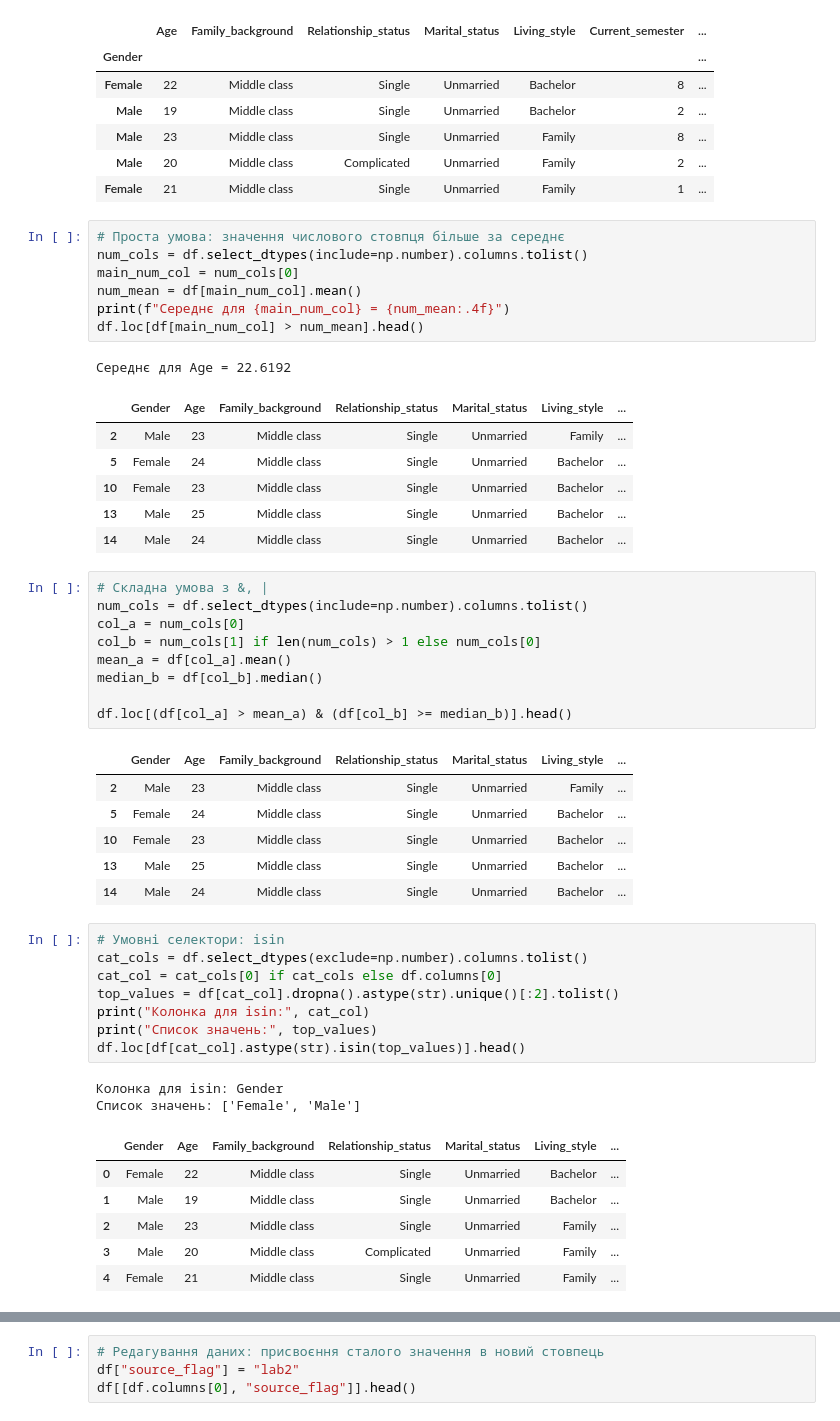
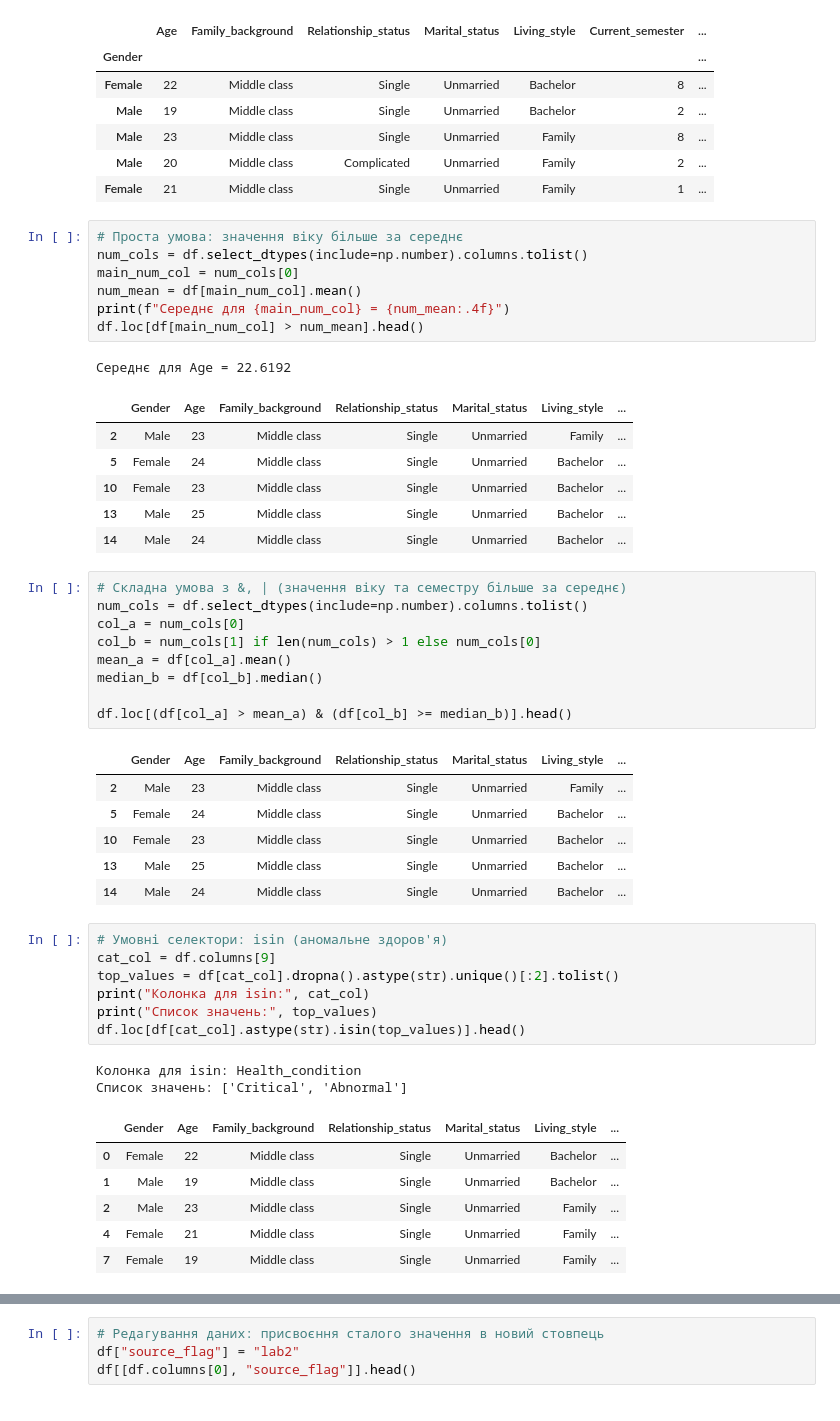
Before and after one commit to Notna17/DataPython, a Jupyter notebook: Lab2/lab2.ipynb, the cells around one changed output, grey strips where cells are left out. Drawn from its saved outputs; the diff is of its cells as text.

```diff
--- a/Lab2/lab2.ipynb
+++ b/Lab2/lab2.ipynb
@@ -189,7 +185,7 @@ df_by_name.head()
 | Male | 20 | Middle class | Complicated | Unmarried | Family | 2 | ... |
 | Female | 21 | Middle class | Single | Unmarried | Family | 1 | ... |
 # %%
-# Проста умова: значення числового стовпця більше за середнє
+# Проста умова: значення віку більше за середнє
 num_cols = df.select_dtypes(include=np.number).columns.tolist()
 main_num_col = num_cols[0]
 num_mean = df[main_num_col].mean()
@@ -204,7 +200,7 @@ df.loc[df[main_num_col] > num_mean].head()
 | 13 | Male | 25 | Middle class | Single | Unmarried | Bachelor | ... |
 | 14 | Male | 24 | Middle class | Single | Unmarried | Bachelor | ... |
 # %%
-# Складна умова з &, |
+# Складна умова з &, | (значення віку та семестру більше за середнє)
 num_cols = df.select_dtypes(include=np.number).columns.tolist()
 col_a = num_cols[0]
 col_b = num_cols[1] if len(num_cols) > 1 else num_cols[0]
@@ -220,21 +216,20 @@ df.loc[(df[col_a] > mean_a) & (df[col_b] >= median_b)].head()
 | 13 | Male | 25 | Middle class | Single | Unmarried | Bachelor | ... |
 | 14 | Male | 24 | Middle class | Single | Unmarried | Bachelor | ... |
 # %%
-# Умовні селектори: isin
-cat_cols = df.select_dtypes(exclude=np.number).columns.tolist()
-cat_col = cat_cols[0] if cat_cols else df.columns[0]
+# Умовні селектори: isin (аномальне здоров'я)
+cat_col = df.columns[9]
 top_values = df[cat_col].dropna().astype(str).unique()[:2].tolist()
 print("Колонка для isin:", cat_col)
 print("Список значень:", top_values)
 df.loc[df[cat_col].astype(str).isin(top_values)].head()
 # %% [output]
-Колонка для isin: Gender
-Список значень: ['Female', 'Male']
+Колонка для isin: Health_condition
+Список значень: ['Critical', 'Abnormal']
 |  | Gender | Age | Family_background | Relationship_status | Marital_status | Living_style | ... |
 | 0 | Female | 22 | Middle class | Single | Unmarried | Bachelor | ... |
 | 1 | Male | 19 | Middle class | Single | Unmarried | Bachelor | ... |
 | 2 | Male | 23 | Middle class | Single | Unmarried | Family | ... |
-| 3 | Male | 20 | Middle class | Complicated | Unmarried | Family | ... |
 | 4 | Female | 21 | Middle class | Single | Unmarried | Family | ... |
+| 7 | Female | 19 | Middle class | Single | Unmarried | Family | ... |
 # %%
 # Умовні селектори: isnull / notnull
```
Also changed, not shown: parts of 13 cells of this notebook, 3 other files.
